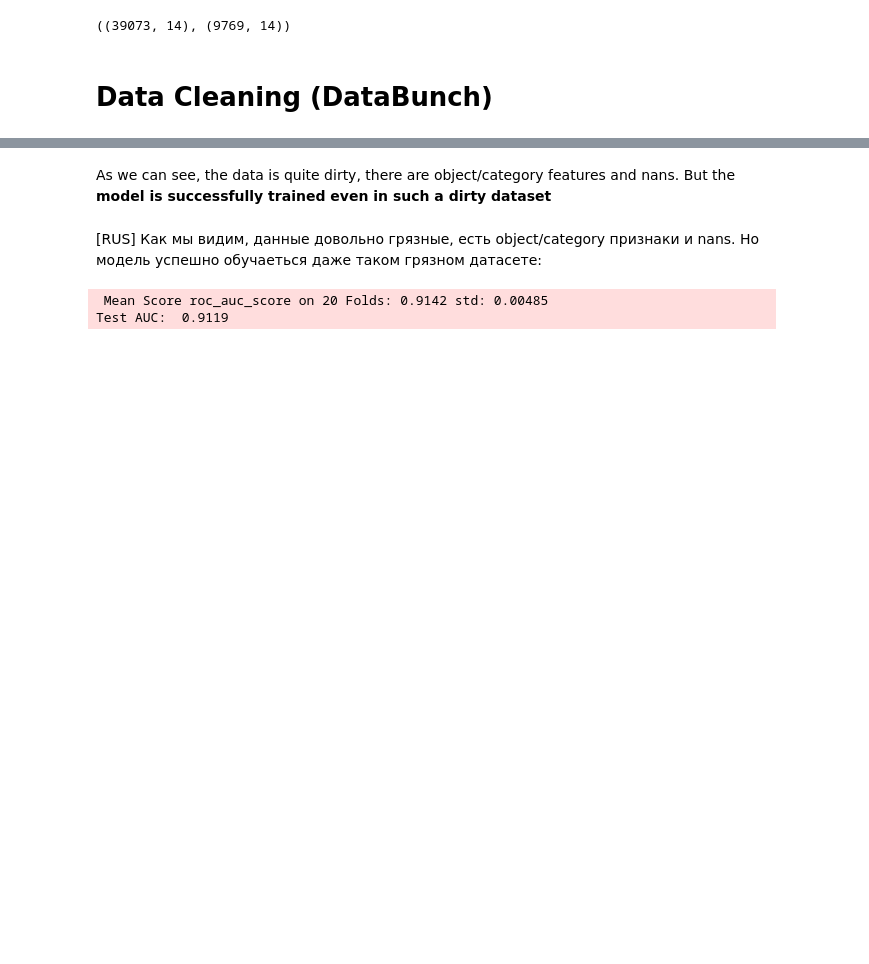
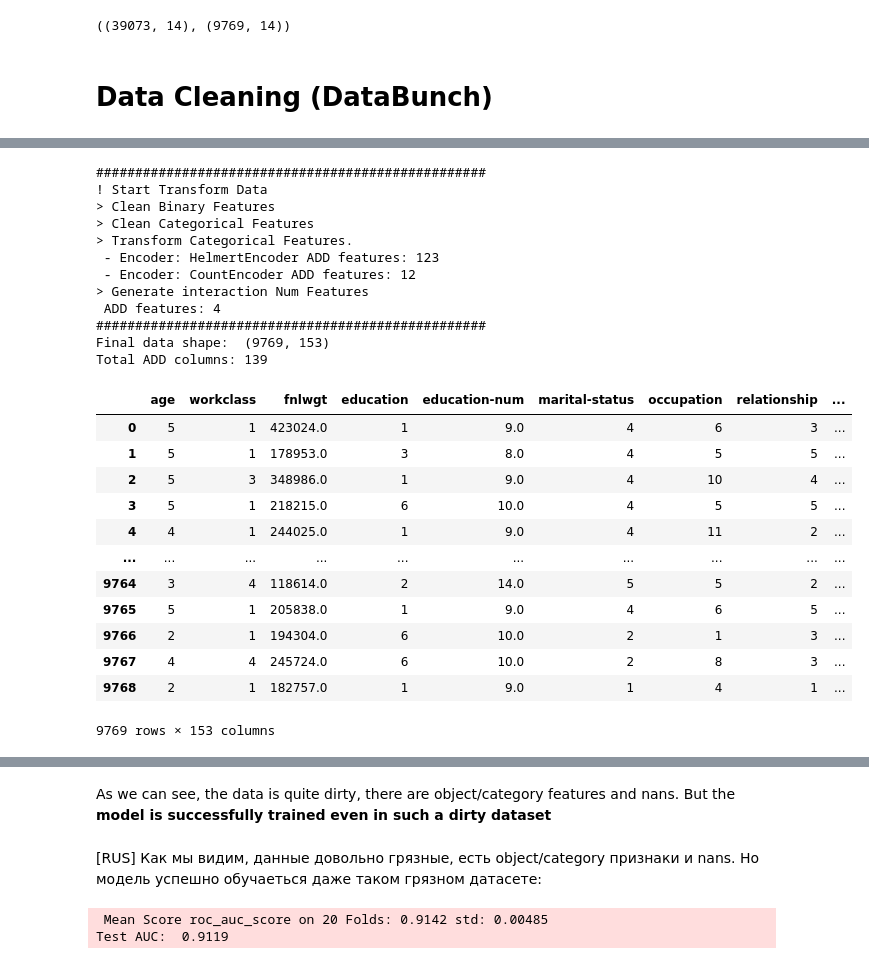
Before and after one commit to Alex-Lekov/AutoML_Alex, a Jupyter notebook: 03_Data_Cleaning_and_Encoding_(DataBunch).ipynb, the cells around one changed output, grey strips where cells are left out. Saved outputs shown, nothing was run; the diff lists cells and outputs as text; code cells hidden in the pictures; blank space fills up the shorter version.

Commit message:
DataPrepare redy

```diff
--- a/03_Data_Cleaning_and_Encoding_(DataBunch).ipynb
+++ b/03_Data_Cleaning_and_Encoding_(DataBunch).ipynb
@@ -124,0 +460,6 @@ cn = cn.fit(X_train)
+# %%
+X_train, X_test, y_train, y_test = train_test_split(dataset.data,
+                                                    dataset.target,
+                                                    test_size=0.2,
+                                                    random_state=RANDOM_SEED,)
+X_train.shape, X_test.shape
@@ -125 +468,4 @@ cn = cn.fit(X_train)
+# %%
+de = DataPrepare()
+de = de.fit(X_train)
 # %%
@@ -127,2 +488,30 @@ X_train = cn.transform(X_train)
+# %%
+de = de.load('de')
 # %%
-X_test = cn.transform(X_test)
+de.transform(X_test)
+# %% [output]
+##################################################
+! Start Transform Data
+> Clean Binary Features
+> Clean Categorical Features
+> Transform Categorical Features.
+ - Encoder: HelmertEncoder ADD features: 123
+ - Encoder: CountEncoder ADD features: 12
+> Generate interaction Num Features
+ ADD features: 4
+##################################################
+Final data shape:  (9769, 153)
+Total ADD columns: 139
+|  | age | workclass | fnlwgt | education | education-num | marital-status | occupation | relationship | ... |
+| 0 | 5 | 1 | 423024.0 | 1 | 9.0 | 4 | 6 | 3 | ... |
+| 1 | 5 | 1 | 178953.0 | 3 | 8.0 | 4 | 5 | 5 | ... |
+| 2 | 5 | 3 | 348986.0 | 1 | 9.0 | 4 | 10 | 4 | ... |
+| 3 | 5 | 1 | 218215.0 | 6 | 10.0 | 4 | 5 | 5 | ... |
+| 4 | 4 | 1 | 244025.0 | 1 | 9.0 | 4 | 11 | 2 | ... |
+| ... | ... | ... | ... | ... | ... | ... | ... | ... | ... |
+| 9764 | 3 | 4 | 118614.0 | 2 | 14.0 | 5 | 5 | 2 | ... |
+| 9765 | 5 | 1 | 205838.0 | 1 | 9.0 | 4 | 6 | 5 | ... |
+| 9766 | 2 | 1 | 194304.0 | 6 | 10.0 | 2 | 1 | 3 | ... |
+| 9767 | 4 | 4 | 245724.0 | 6 | 10.0 | 2 | 8 | 3 | ... |
+| 9768 | 2 | 1 | 182757.0 | 1 | 9.0 | 1 | 4 | 1 | ... |
+9769 rows × 153 columns
```
Also changed, not shown: parts of 12 cells of this notebook, 6 other files.
